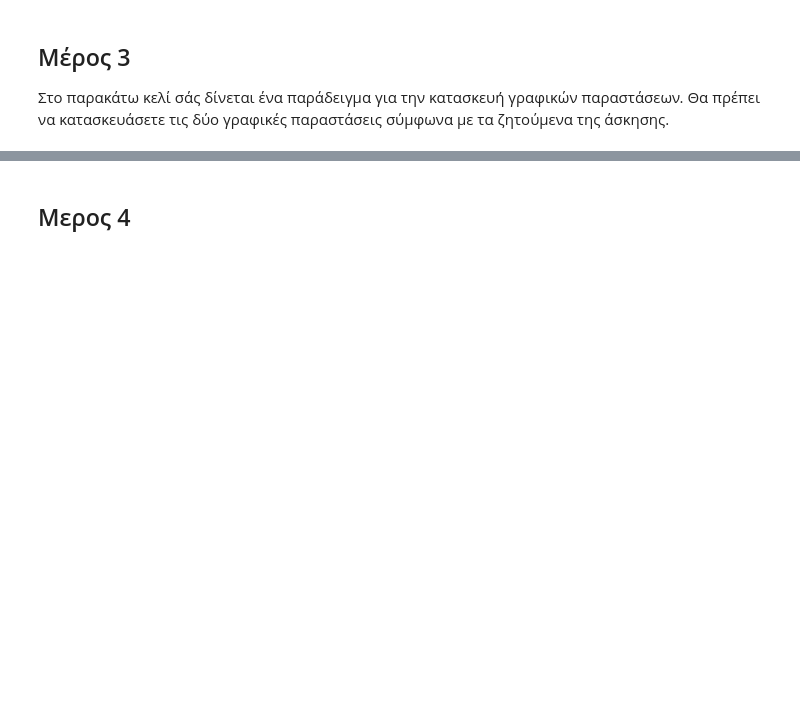
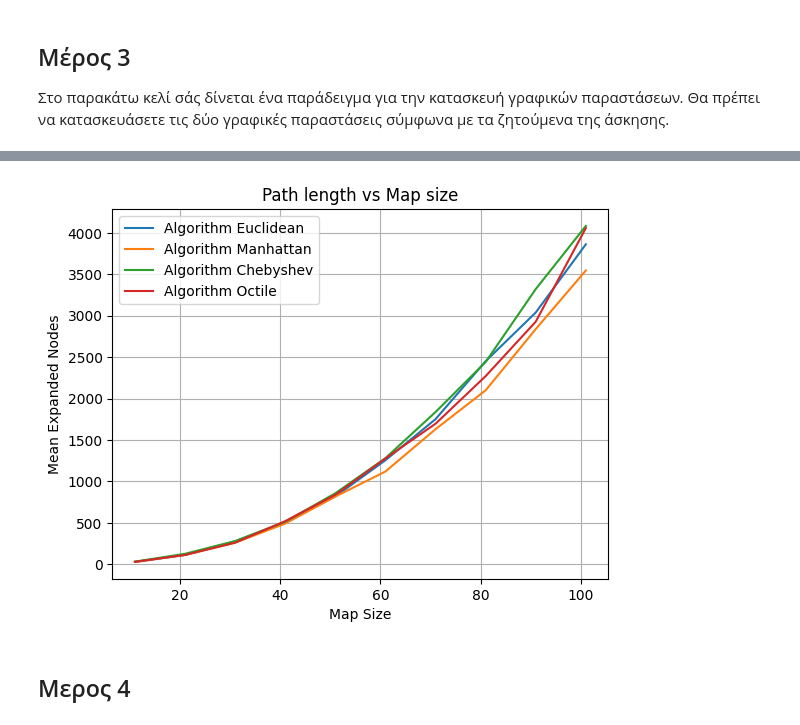
Before and after one commit to sntontos/NTUA, a Jupyter notebook: Jupyter/Copy_of_AI_25_LabEx1.ipynb, the cells around one changed output, grey strips where cells are left out. Drawn from its saved outputs; the diff is of its cells as text; code cells hidden in the pictures; blank space fills up the shorter version.

```diff
--- a/Jupyter/Copy_of_AI_25_LabEx1.ipynb
+++ b/Jupyter/Copy_of_AI_25_LabEx1.ipynb
@@ -484,14 +433,14 @@ class pathfinder:
 
             for next in  self.grid.adjacent_no_walls(current):
                 ### YOUR CODE HERE \/ (cost so far+cost to next)
-                new_cost = ???
+                new_cost = cost_so_far[current] + self.cost(current, next)
                 ### YOUR CODE HERE /\
 
                 if next not in cost_so_far or new_cost < cost_so_far[next]:
                     cost_so_far[next] = new_cost
 
                     ### YOUR CODE HERE \/ (c+h)
-                    priority = ???
+                    priority = new_cost + self.heuristic(next, self.F)
                     ### YOUR CODE HERE /\
                     frontier.put((priority, next))
                     came_from[next] = current
@@ -596,0 +570,61 @@ plt.show()
+# %%
+import matplotlib.pyplot as plt
+
+# === Setup ===
+map_sizes = [11, 21, 31, 41, 51, 61, 71, 81, 91, 101]
+heuristic_names = ["euclidean", "manhattan", "chebyshev", "octile"]
+
+def call_heuristic(name):
+    if name == "euclidean":
+        return euclidean
+    elif name == "manhattan":
+        return manhattan
+    elif name == "chebyshev":
+        return chebyshev
+    elif name == "octile":
+        return octile
+    else:
+        raise ValueError(f"Unknown heuristic: {name}")
+
+def run_experiment(heuristic_name):
+    path_lengths = []
+    heuristic_func = call_heuristic(heuristic_name)  # only once per heuristic
+
+    for size in map_sizes:
+        expanded_nodes_total = 0
+
+        for i in range(100):  # 100 experiments sequentially
+            maze = Maze(size, (1, 1), (size-2, size-2))
+            pf = pathfinder((1, 1), (size-2, size-2), maze, lambda x, y: 1, heuristic_func)
+            expanded_nodes = pf.get_complexity()
+            expanded_nodes_total += expanded_nodes
+
+            # Optional: small progress print
+            if i % 10 == 0:
+                print(f"Running {heuristic_name} size {size} experiment {i}", end="\r")
+
+        expanded_nodes_mean = expanded_nodes_total / 100
+        path_lengths.append(expanded_nodes_mean)
+        print(f"Finished size {size} for {heuristic_name}")
+
+    return path_lengths
+
+# === Run Experiments ===
+all_results = {}
+
+for heuristic_name in heuristic_names:
+    print(f"Starting experiments for {heuristic_name}...")
+    path_lengths = run_experiment(heuristic_name)
+    all_results[heuristic_name] = path_lengths
+
+# === Plotting ===
+for heuristic_name, path_lengths in all_results.items():
+    plt.plot(map_sizes, path_lengths, label=f"Algorithm {heuristic_name.capitalize()}")
+
+plt.legend()
+plt.title('Path length vs Map size')
+plt.xlabel('Map Size')
+plt.ylabel('Mean Expanded Nodes')
+plt.grid(True)
+plt.show()
+# %% [output]
@@ -597,3 +648,4 @@ plt.show()
+[figure, added]
 # %% [markdown]
 ## Μερος 4
 # %% [markdown]
```
Also changed, not shown: parts of 16 cells of this notebook.
